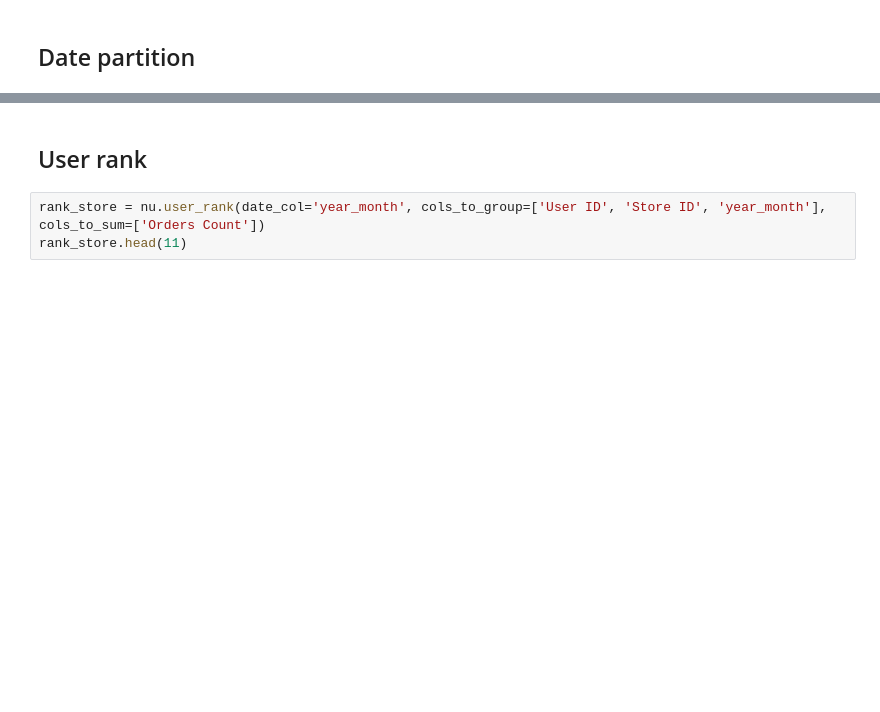
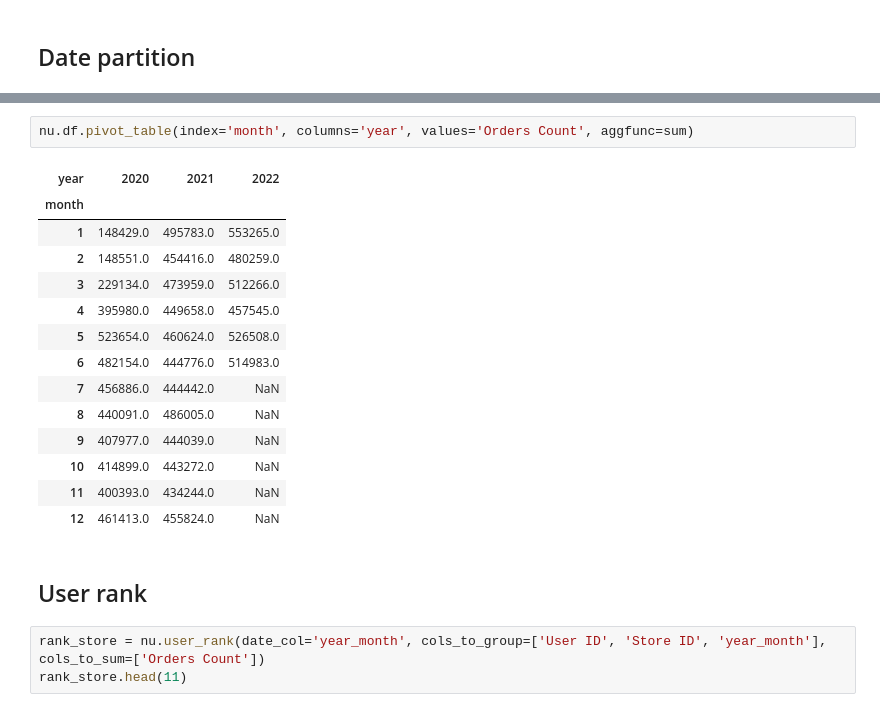
Before and after one commit to Afroefras/cornershop, a Jupyter notebook: notebooks/requests/new_users_at_store.ipynb, the cells around one changed output, grey strips where cells are left out. Drawn from its saved outputs; the diff is of its cells as text; blank space fills up the shorter version.

```diff
--- a/notebooks/requests/new_users_at_store.ipynb
+++ b/notebooks/requests/new_users_at_store.ipynb
@@ -120,3 +120,20 @@ nu.df.head(11)
+# %%
+nu.df.pivot_table(index='month', columns='year', values='Orders Count', aggfunc=sum)
+# %% [output]
+| year | 2020 | 2021 | 2022 |
+| month |  |  |  |
+| 1 | 148429.0 | 495783.0 | 553265.0 |
+| 2 | 148551.0 | 454416.0 | 480259.0 |
+| 3 | 229134.0 | 473959.0 | 512266.0 |
+| 4 | 395980.0 | 449658.0 | 457545.0 |
+| 5 | 523654.0 | 460624.0 | 526508.0 |
+| 6 | 482154.0 | 444776.0 | 514983.0 |
+| 7 | 456886.0 | 444442.0 | NaN |
+| 8 | 440091.0 | 486005.0 | NaN |
+| 9 | 407977.0 | 444039.0 | NaN |
+| 10 | 414899.0 | 443272.0 | NaN |
+| 11 | 400393.0 | 434244.0 | NaN |
+| 12 | 461413.0 | 455824.0 | NaN |
 # %% [markdown]
 ## User rank
 # %%
```
Also changed, not shown: parts of 6 cells of this notebook, 3 other files.
